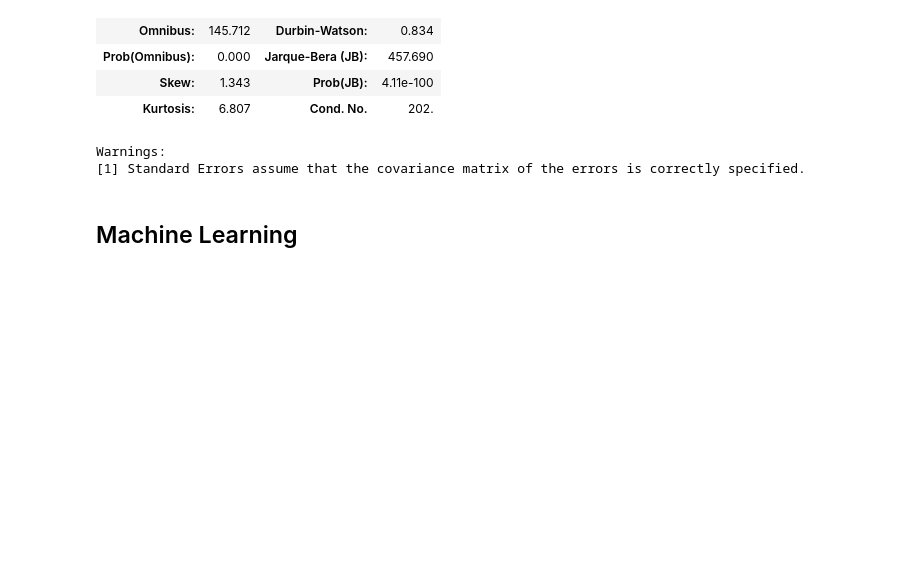
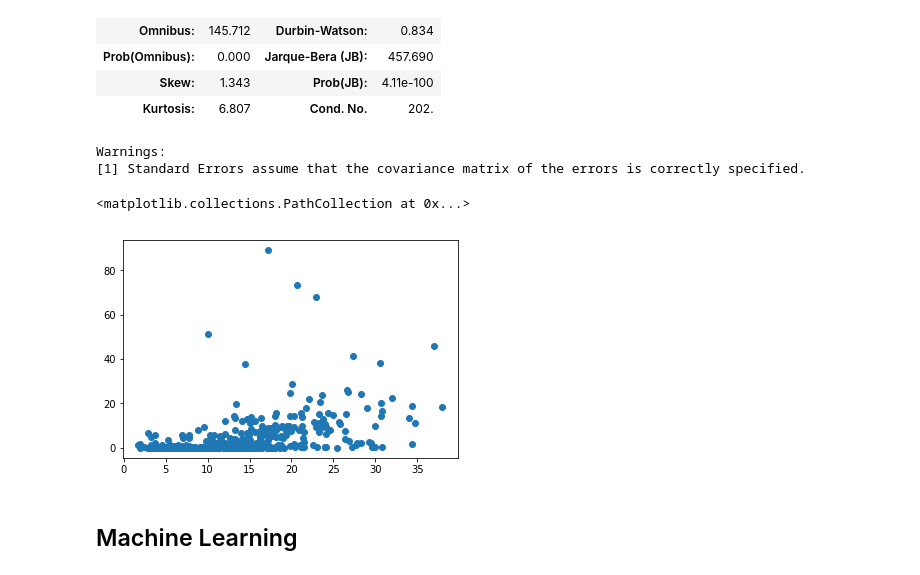
Before and after one commit to MLBurnham/Trainings, a Jupyter notebook: Tutorial.ipynb, the cells around one changed output. Saved outputs shown, nothing was run; the diff lists cells and outputs as text; code cells hidden in the pictures; blank space fills up the shorter version.

```diff
--- a/Tutorial.ipynb
+++ b/Tutorial.ipynb
@@ -189,6 +181,11 @@ OLS Regression Results
 | Kurtosis: | 6.807 | Cond. No. | 202. |
 Warnings:
 [1] Standard Errors assume that the covariance matrix of the errors is correctly specified.
+# %%
+plt.scatter(df["LSTAT"], df["CRIM"])
+# %% [output]
+<matplotlib.collections.PathCollection at 0x...>
+[figure, added]
 # %% [markdown]
 ## Machine Learning
 # %%
```
Also changed, not shown: parts of 3 cells of this notebook.
